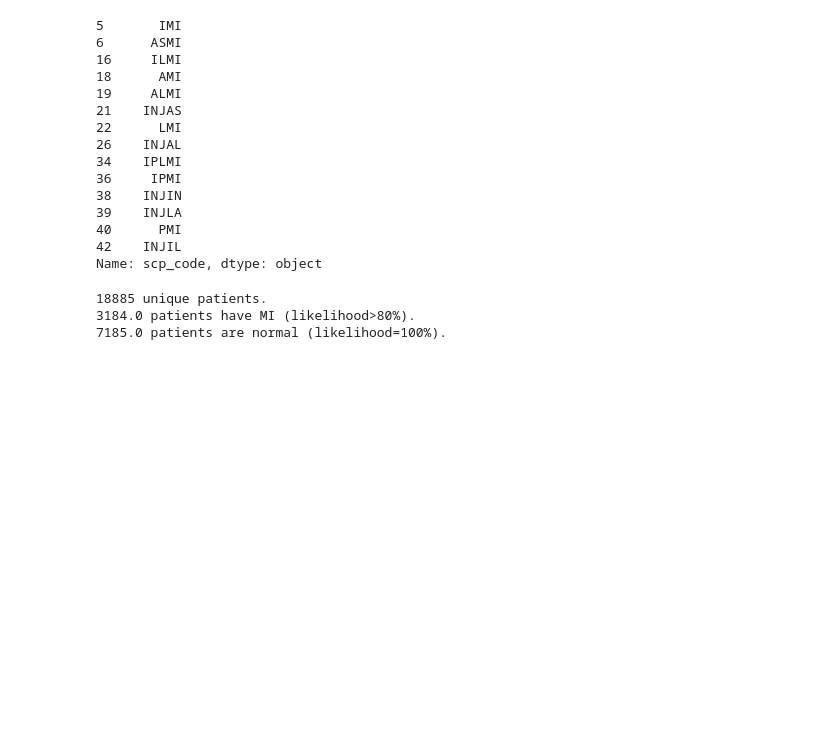
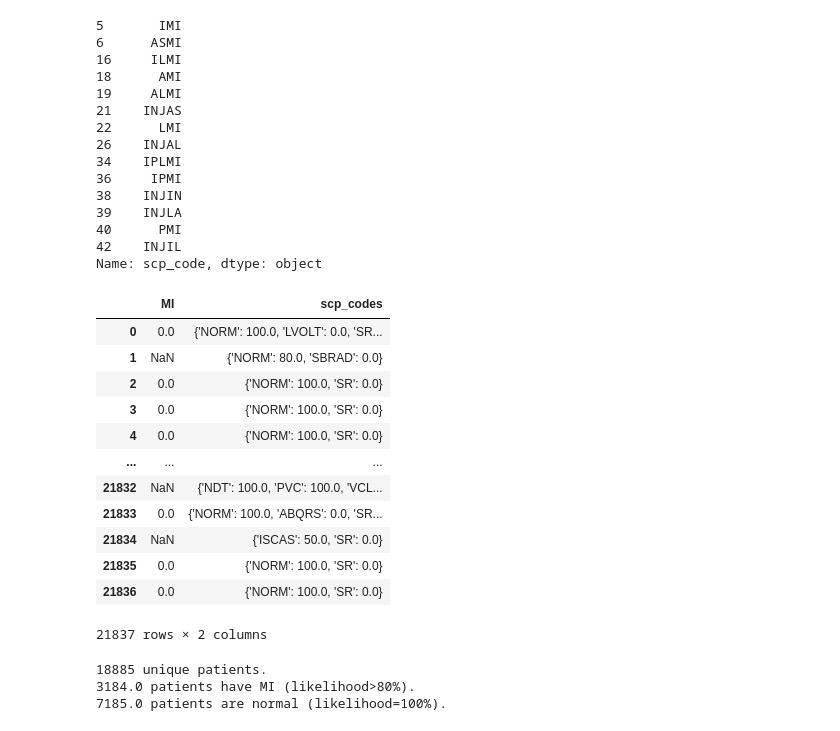
Before and after one commit to xiaowen-t/ECG-challenge, a Jupyter notebook: analysis.ipynb, the cells around one changed output. Saved outputs shown, nothing was run; the diff lists cells and outputs as text; code cells hidden in the pictures; blank space fills up the shorter version.

```diff
--- a/analysis.ipynb
+++ b/analysis.ipynb
@@ -44,6 +44,22 @@ MI_codes
 40      PMI
 42    INJIL
 Name: scp_code, dtype: object
+# %%
+df[['MI','scp_codes']]
+# %% [output]
+|  | MI | scp_codes |
+| 0 | 0.0 | {'NORM': 100.0, 'LVOLT': 0.0, 'SR... |
+| 1 | NaN | {'NORM': 80.0, 'SBRAD': 0.0} |
+| 2 | 0.0 | {'NORM': 100.0, 'SR': 0.0} |
+| 3 | 0.0 | {'NORM': 100.0, 'SR': 0.0} |
+| 4 | 0.0 | {'NORM': 100.0, 'SR': 0.0} |
+| ... | ... | ... |
+| 21832 | NaN | {'NDT': 100.0, 'PVC': 100.0, 'VCL... |
+| 21833 | 0.0 | {'NORM': 100.0, 'ABQRS': 0.0, 'SR... |
+| 21834 | NaN | {'ISCAS': 50.0, 'SR': 0.0} |
+| 21835 | 0.0 | {'NORM': 100.0, 'SR': 0.0} |
+| 21836 | 0.0 | {'NORM': 100.0, 'SR': 0.0} |
+21837 rows × 2 columns
 # %%
 # question: how to treat patients with uncertain MI diagnose?
 # here simply: >80 -> MI, NORM -> Not MI.
```
Also changed, not shown: parts of 2 cells of this notebook, 8 other files.
